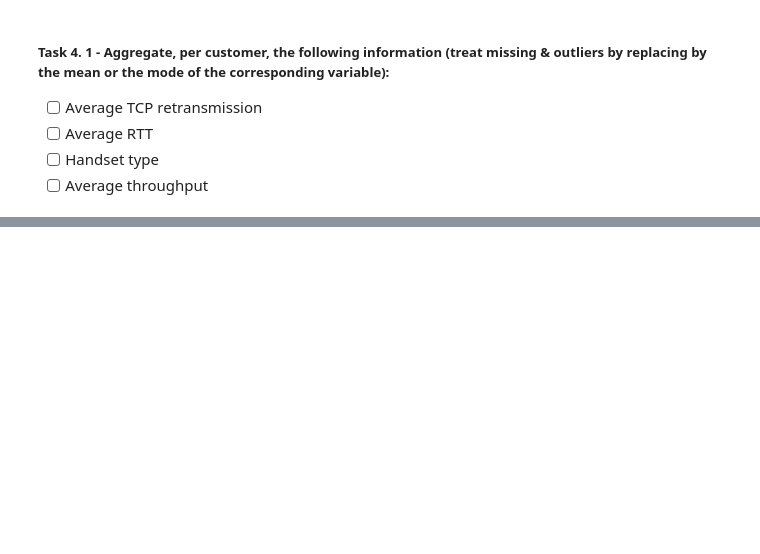
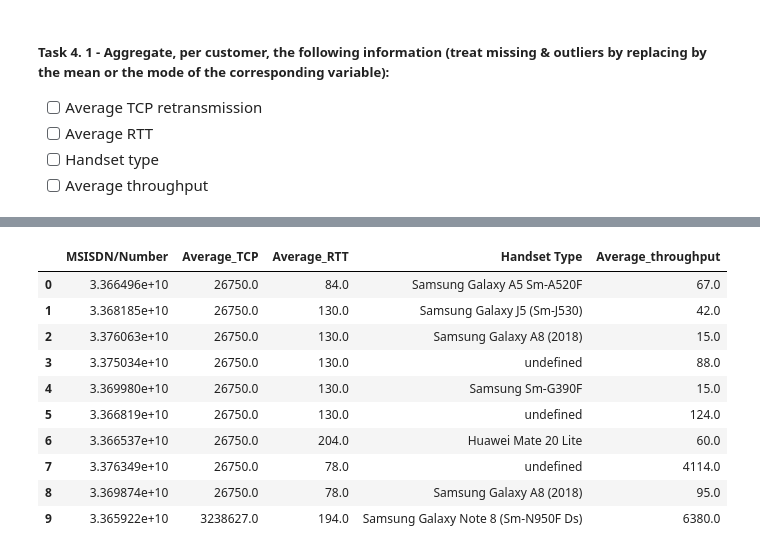
Before and after one commit to Azizadx/user_analytics_in_the_telecommunication, a Jupyter notebook: notebooks/experence_analytics/experence_analytics.ipynb, the cells around one changed output, grey strips where cells are left out. Drawn from its saved outputs; the diff is of its cells as text; code cells hidden in the pictures; blank space fills up the shorter version.

```diff
--- a/notebooks/experence_analytics/experence_analytics.ipynb
+++ b/notebooks/experence_analytics/experence_analytics.ipynb
@@ -93,0 +91,3 @@ df.head()
+# %%
+### aggregate TCP
+new_df['Average_TCP'] = df['TCP DL Retrans. Vol (Bytes)'] + df['TCP UL Retrans. Vol (Bytes)']
@@ -93,0 +103,3 @@ df.head()
+# %%
+### aggregate RTT
+new_df['Average_RTT'] = df['Avg RTT DL (ms)'] + df['Avg RTT DL (ms)']
@@ -93,0 +115,3 @@ df.head()
+# %%
+## handset type
+new_df['Handset Type'] = df['Handset Type']
@@ -93,0 +127,17 @@ df.head()
+# %%
+## aggregate Average throughput
+new_df['Average_throughput'] = df['Avg Bearer TP DL (kbps)'] + df['Avg Bearer TP UL (kbps)']
+# %%
+new_df.head(10)
+# %% [output]
+|  | MSISDN/Number | Average_TCP | Average_RTT | Handset Type | Average_throughput |
+| 0 | 3.366496e+10 | 26750.0 | 84.0 | Samsung Galaxy A5 Sm-A520F | 67.0 |
+| 1 | 3.368185e+10 | 26750.0 | 130.0 | Samsung Galaxy J5 (Sm-J530) | 42.0 |
+| 2 | 3.376063e+10 | 26750.0 | 130.0 | Samsung Galaxy A8 (2018) | 15.0 |
+| 3 | 3.375034e+10 | 26750.0 | 130.0 | undefined | 88.0 |
+| 4 | 3.369980e+10 | 26750.0 | 130.0 | Samsung Sm-G390F | 15.0 |
+| 5 | 3.366819e+10 | 26750.0 | 130.0 | undefined | 124.0 |
+| 6 | 3.366537e+10 | 26750.0 | 204.0 | Huawei Mate 20 Lite | 60.0 |
+| 7 | 3.376349e+10 | 26750.0 | 78.0 | undefined | 4114.0 |
+| 8 | 3.369874e+10 | 26750.0 | 78.0 | Samsung Galaxy A8 (2018) | 95.0 |
+| 9 | 3.365922e+10 | 3238627.0 | 194.0 | Samsung Galaxy Note 8 (Sm-N950F Ds) | 6380.0 |
```
Also changed, not shown: parts of 7 cells of this notebook.
